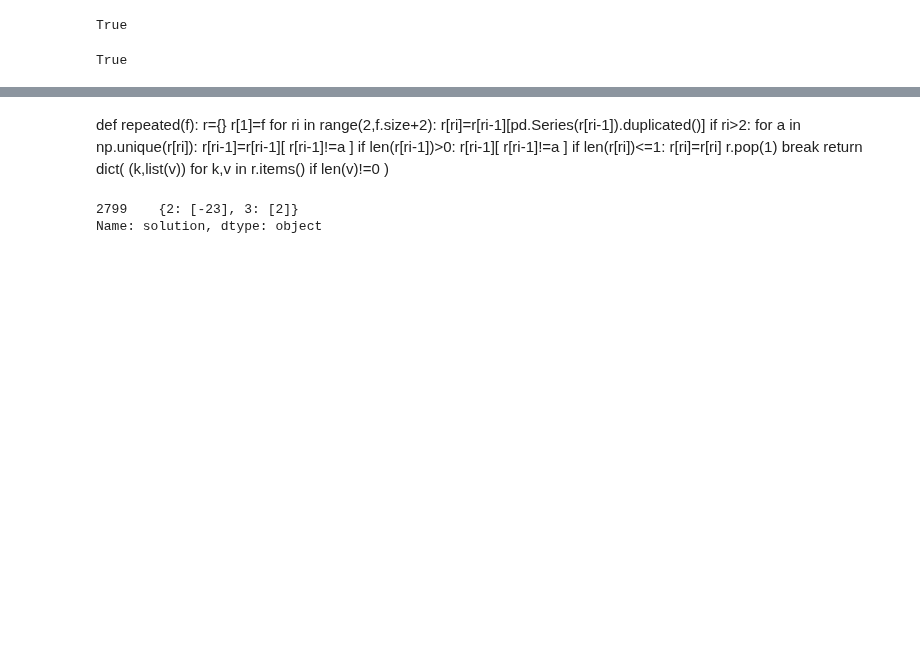
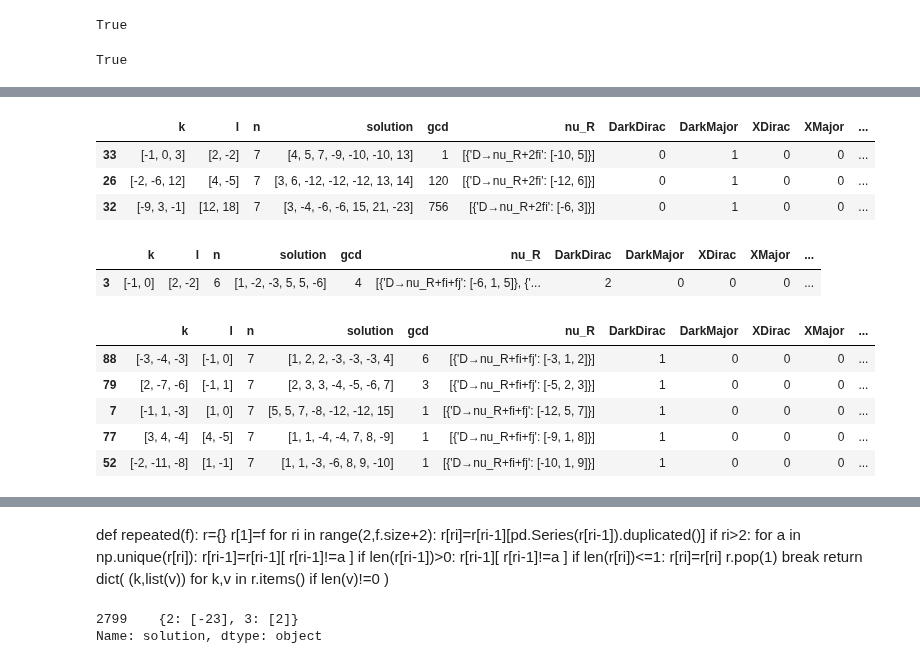
Before and after one commit to LBJ-Wade/anomaly, a Jupyter notebook: Analysis.ipynb, the cells around one changed output, grey strips where cells are left out. Drawn from its saved outputs; the diff is of its cells as text; code cells hidden in the pictures; blank space fills up the shorter version.

```diff
--- a/Analysis.ipynb
+++ b/Analysis.ipynb
@@ -179,0 +295,7 @@ cl[ (cl['n']>0) &  (cl['DarkMajor']>0) ].sort_values(['n','DM_massless','total']
+# %%
+tmp[:3]
+# %% [output]
+|  | k | l | n | solution | gcd | nu_R | DarkDirac | DarkMajor | XDirac | XMajor | ... |
+| 33 | [-1, 0, 3] | [2, -2] | 7 | [4, 5, 7, -9, -10, -10, 13] | 1 | [{'D→nu_R+2fi': [-10, 5]}] | 0 | 1 | 0 | 0 | ... |
+| 26 | [-2, -6, 12] | [4, -5] | 7 | [3, 6, -12, -12, -12, 13, 14] | 120 | [{'D→nu_R+2fi': [-12, 6]}] | 0 | 1 | 0 | 0 | ... |
+| 32 | [-9, 3, -1] | [12, 18] | 7 | [3, -4, -6, -6, 15, 21, -23] | 756 | [{'D→nu_R+2fi': [-6, 3]}] | 0 | 1 | 0 | 0 | ... |
@@ -179,0 +304,18 @@ cl[ (cl['n']>0) &  (cl['DarkMajor']>0) ].sort_values(['n','DM_massless','total']
+# %%
+#for n in n_n
+n=6
+tmp[tmp['n']==n].drop_duplicates(['DD_massless','sltn_len'])
+# %% [output]
+|  | k | l | n | solution | gcd | nu_R | DarkDirac | DarkMajor | XDirac | XMajor | ... |
+| 3 | [-1, 0] | [2, -2] | 6 | [1, -2, -3, 5, 5, -6] | 4 | [{'D→nu_R+fi+fj': [-6, 1, 5]}, {'... | 2 | 0 | 0 | 0 | ... |
+# %%
+#for n in n_n
+n=7
+tmp[tmp['n']==n].drop_duplicates(['DD_massless','sltn_len'])
+# %% [output]
+|  | k | l | n | solution | gcd | nu_R | DarkDirac | DarkMajor | XDirac | XMajor | ... |
+| 88 | [-3, -4, -3] | [-1, 0] | 7 | [1, 2, 2, -3, -3, -3, 4] | 6 | [{'D→nu_R+fi+fj': [-3, 1, 2]}] | 1 | 0 | 0 | 0 | ... |
+| 79 | [2, -7, -6] | [-1, 1] | 7 | [2, 3, 3, -4, -5, -6, 7] | 3 | [{'D→nu_R+fi+fj': [-5, 2, 3]}] | 1 | 0 | 0 | 0 | ... |
+| 7 | [-1, 1, -3] | [1, 0] | 7 | [5, 5, 7, -8, -12, -12, 15] | 1 | [{'D→nu_R+fi+fj': [-12, 5, 7]}] | 1 | 0 | 0 | 0 | ... |
+| 77 | [3, 4, -4] | [4, -5] | 7 | [1, 1, -4, -4, 7, 8, -9] | 1 | [{'D→nu_R+fi+fj': [-9, 1, 8]}] | 1 | 0 | 0 | 0 | ... |
+| 52 | [-2, -11, -8] | [1, -1] | 7 | [1, 1, -3, -6, 8, 9, -10] | 1 | [{'D→nu_R+fi+fj': [-10, 1, 9]}] | 1 | 0 | 0 | 0 | ... |
```
Also changed, not shown: parts of 22 cells of this notebook.
